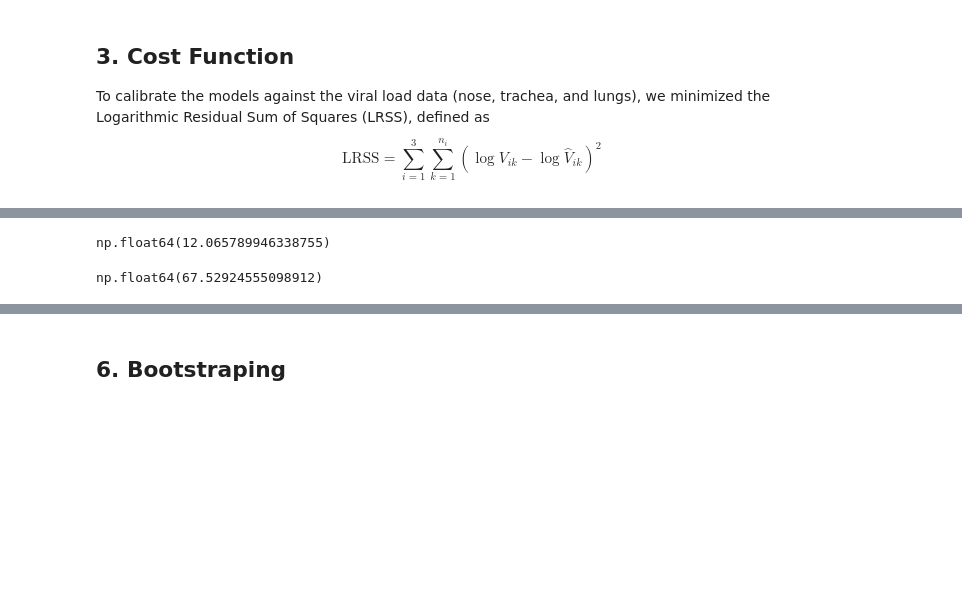
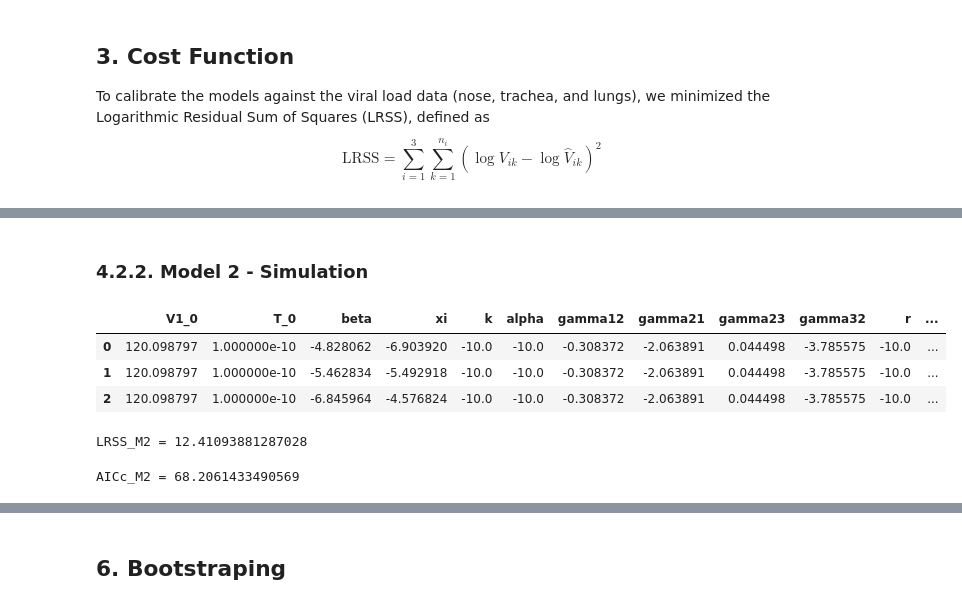
Before and after one commit to systemsmedicine/FluFit3Comp, a Jupyter notebook: fluFit3.ipynb, the cells around one changed output, grey strips where cells are left out. Drawn from its saved outputs; the diff is of its cells as text; code cells hidden in the pictures; blank space fills up the shorter version.

```diff
--- a/fluFit3.ipynb
+++ b/fluFit3.ipynb
@@ -466,0 +435,15 @@ sol = odeint(fullModel, y0, t, args=(pars, M))
+# %% [markdown]
+### 4.2.2. Model 2 - Simulation
+# %%
+# Using recently estimated:
+# paramsM2 = dfM2
+
+# Using a data file
+paramsM2 = pd.read_csv('data/bestPars_M2.csv')
+
+paramsM2
+# %% [output]
+|  | V1_0 | T_0 | beta | xi | k | alpha | gamma12 | gamma21 | gamma23 | gamma32 | r | ... |
+| 0 | 120.098797 | 1.000000e-10 | -4.828062 | -6.903920 | -10.0 | -10.0 | -0.308372 | -2.063891 | 0.044498 | -3.785575 | -10.0 | ... |
+| 1 | 120.098797 | 1.000000e-10 | -5.462834 | -5.492918 | -10.0 | -10.0 | -0.308372 | -2.063891 | 0.044498 | -3.785575 | -10.0 | ... |
+| 2 | 120.098797 | 1.000000e-10 | -6.845964 | -4.576824 | -10.0 | -10.0 | -0.308372 | -2.063891 | 0.044498 | -3.785575 | -10.0 | ... |
@@ -467,21 +476,14 @@ sol = odeint(fullModel, y0, t, args=(pars, M))
 # %%
 U_M2 = sol[:, 0:3]
 I_M2 = sol[:, 3:6]
-F_M2 = sol[:, 6:9]
 V_M2 = sol[:, 9:12]
-T_M2 = sol[:, 12]
 
-params_M2 = pars
-LRSS_M2 = result.fun
+LRSS_M2 = paramsM2['LRSS'][0]
+print(f"LRSS_M2 = {LRSS_M2}")
+# %% [output]
+LRSS_M2 = 12.41093881287028
 # %%
-LRSS_M2
+AICc_M2 = AICc(LRSS_M2, k=11, n=3*dfData_V.shape[0])
+print(f"AICc_M2 = {AICc_M2}")
 # %% [output]
-np.float64(12.065789946338755)
+AICc_M2 = 68.2061433490569
-# %%
-AICc_M2 = AICc(LRSS_M2, k=11, n=3*dfData_V.shape[0])
-# AICc_M2 = AICc(LRSS_M2, k=14, n=3*dfData_V.shape[0])
-# AICc_M2 = AICc(LRSS_M2, k=17, n=3*dfData_V.shape[0])
-# AICc_M2 = AICc(LRSS_M1, k=20, n=3*dfData_V.shape[0])
-AICc_M2
-# %% [output]
-np.float64(67.52924555098912)
```
Also changed, not shown: parts of 65 cells of this notebook, 14 other files.
